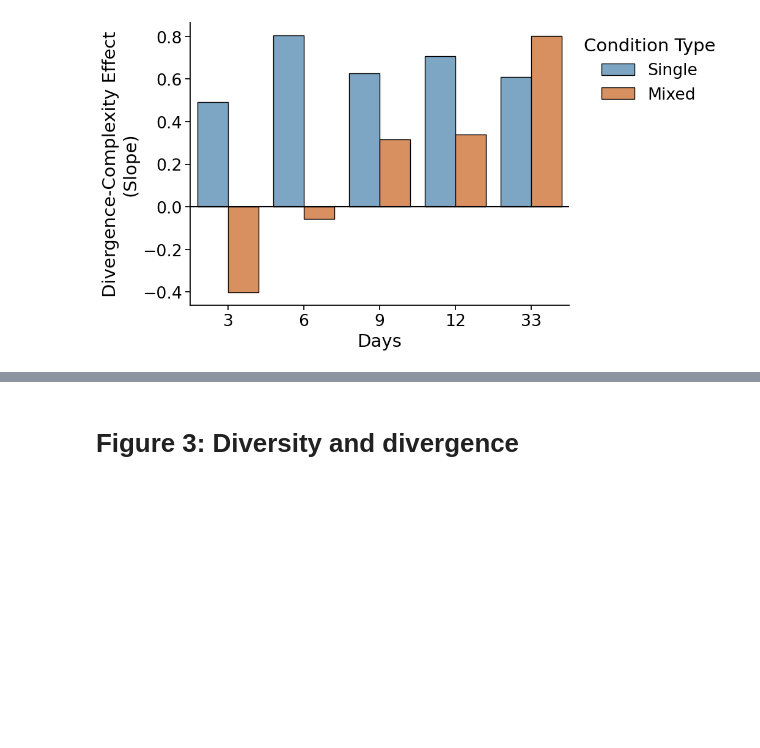
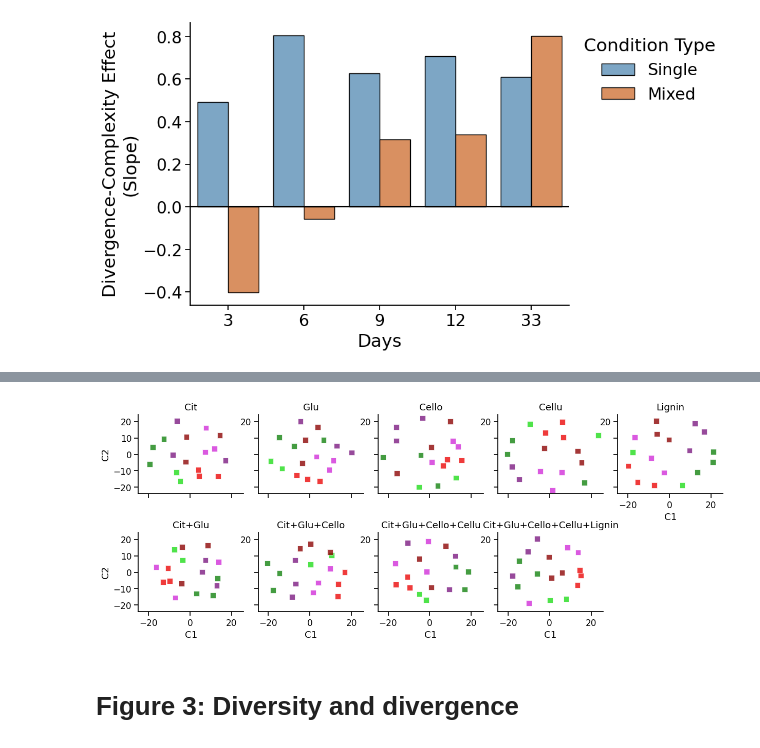
Before and after one commit to segrelab/MetabolicComplexityDivergence, a Jupyter notebook: env_complexity_publication_figures.ipynb, the cells around one changed output, grey strips where cells are left out. Saved outputs shown, nothing was run; the diff lists cells and outputs as text; code cells hidden in the pictures; blank space fills up the shorter version.

```diff
--- a/env_complexity_publication_figures.ipynb
+++ b/env_complexity_publication_figures.ipynb
@@ -471,0 +489,16 @@ linregress_stats_family
+# %%
+"Final timepoint MDS on each condition independently"
+mds_data = []
+for condition in md.condition.unique():
+    condition_samples = md[md.condition.eq(condition) & md.days.eq(33)].index
+    condition_dist = dist.loc[condition_samples, condition_samples]
+    mds_condition_data = MDS(dissimilarity='precomputed', normalized_stress='auto', random_state=123).fit_transform(condition_dist)
+    mds_condition = pd.DataFrame(mds_condition_data, condition_dist.columns, ['C1', 'C2']).join(md)
+    mds_data.append(mds_condition)
+# Combine
+mds_independent = pd.concat(mds_data).reset_index()
+# Dereplicate
+mds_independent_derep = mds_independent.groupby(['condition_name', 'condition', 'site', 'days', 'condition_type', 'condition_number'])[['C1', 'C2']].mean().reset_index()
+# T10 is from same replicate as others from site
+mds_independent_site_rep = mds_independent[mds_independent.is_site_rep]
+mds_independent.head()
@@ -472,3 +512,12 @@ linregress_stats_family
+# %%
+"Convergence across conditions just final timepoint"
+with sns.plotting_context('notebook', font_scale=1.1):
+    g = sns.relplot(x='C1', y='C2', hue='site', col='condition', marker='s', height=2.5, col_wrap=5, data=mds_independent, kind='scatter', col_order=conditions.values(),alpha=.8, palette=site_pal, hue_order=sites, s=60, legend=False)
+    g.set_titles('{col_name}')
+plt.savefig('publication_figures/divergence_within_replicates-mds', bbox_inches='tight', transparent=True, dpi=300)
+plt.show()
+# %% [output]
+[figure, added]
 # %% [markdown]
 # Figure 3: Diversity and divergence
 # %%
```
Also changed, not shown: parts of 3 cells of this notebook.
